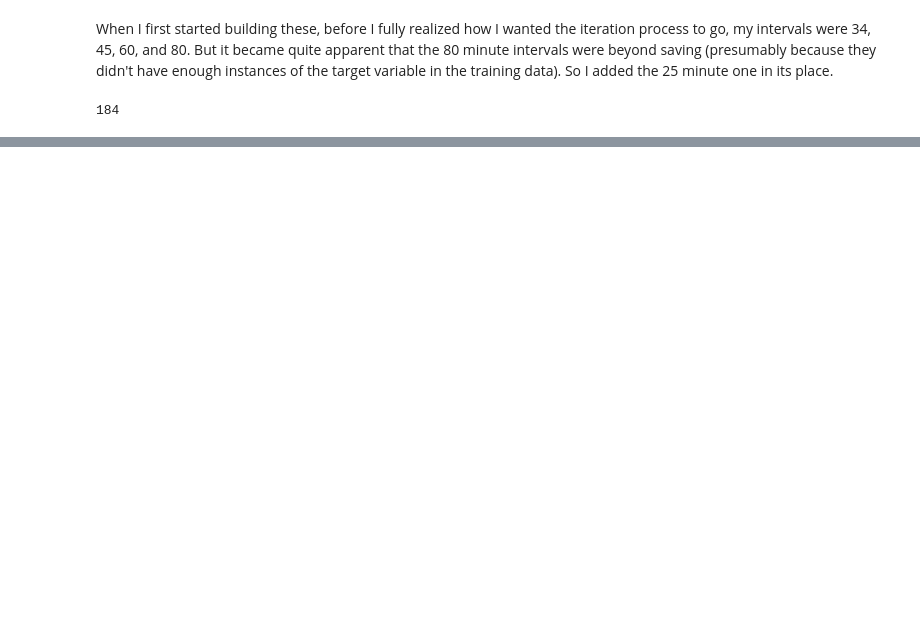
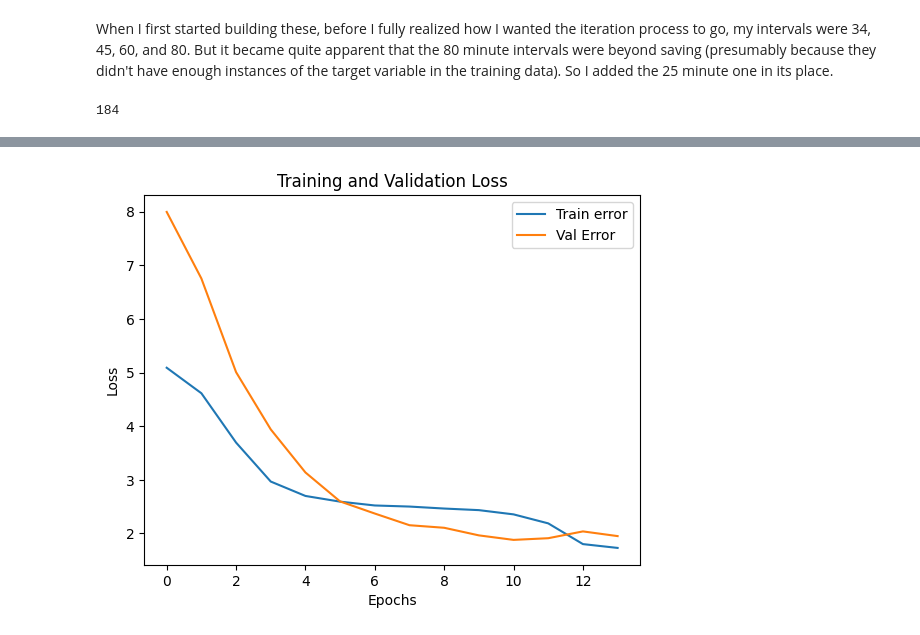
Before and after one commit to FerdinandBeaman/Capstone, a Jupyter notebook: CapstoneProject.ipynb, the cells around one changed output, grey strips where cells are left out. Drawn from its saved outputs; the diff is of its cells as text; code cells hidden in the pictures; blank space fills up the shorter version.

```diff
--- a/CapstoneProject.ipynb
+++ b/CapstoneProject.ipynb
@@ -815,0 +404,5 @@ plot_error(hist_60_1)
+# %%
+for i, n in enumerate([25, 34, 45, 60]):
+  print(str(min(hists_DeSh[i].history['val_root_mean_squared_error'])
+  ) + " = Default/Short best Val RMSE with samples sized " + str(n))
+  print("\n")
@@ -815,0 +529,5 @@ plot_error(hist_60_1)
+# %%
+for i, n in enumerate([25, 34, 45, 60]):
+  print(str(min(hists_DeLo[i].history['val_root_mean_squared_error'])
+  ) + " = Default/Long best Val RMSE with samples sized " + str(n))
+  print("\n")
@@ -815,0 +602,5 @@ plot_error(hist_60_1)
+# %%
+for i, n in enumerate([25, 34, 45, 60]):
+  print(str(min(hists_FaSh[i].history['val_root_mean_squared_error'])
+  ) + " = Fast/Short best Val RMSE with samples sized " + str(n))
+  print("\n")
@@ -815,0 +631,22 @@ plot_error(hist_60_1)
+# %%
+# Fast and Long models
+for i, n in enumerate([25, 34, 45, 60]):
+  mods_FaLo[i].add(InputLayer((n,16)))
+  mods_FaLo[i].add(GRU(64))
+  mods_FaLo[i].add(Dense(16, "relu"))
+  mods_FaLo[i].add(Dense(16, "relu"))
+  mods_FaLo[i].add(Dense(15, "relu"))
+  mods_FaLo[i].add(Dense(14, "relu"))
+  mods_FaLo[i].add(Dense(7, "linear"))
+
+  mods_FaLo[i].compile(loss=MeanSquaredError(),
+                        optimizer=Adam(learning_rate=.01),
+                        metrics=[RootMeanSquaredError()])
+
+  print("Default and Long, samples = " + str(n))
+  hists_FaLo[i] = mods_FaLo[i].fit(the_X_trains[i], the_y_trains[i],
+  validation_data=(the_X_vals[i], the_y_vals[i]), epochs = 30,
+      callbacks = [cps_FaLo[i], EarlyStopping(patience=4, start_from_epoch=6)])
+
+  print("\n")
+  print("\n")
@@ -815,0 +687,4 @@ plot_error(hist_60_1)
+# %%
+plot_error(hists_FaLo[0])
+# %% [output]
+[figure, added]
```
Also changed, not shown: parts of 59 cells of this notebook.
